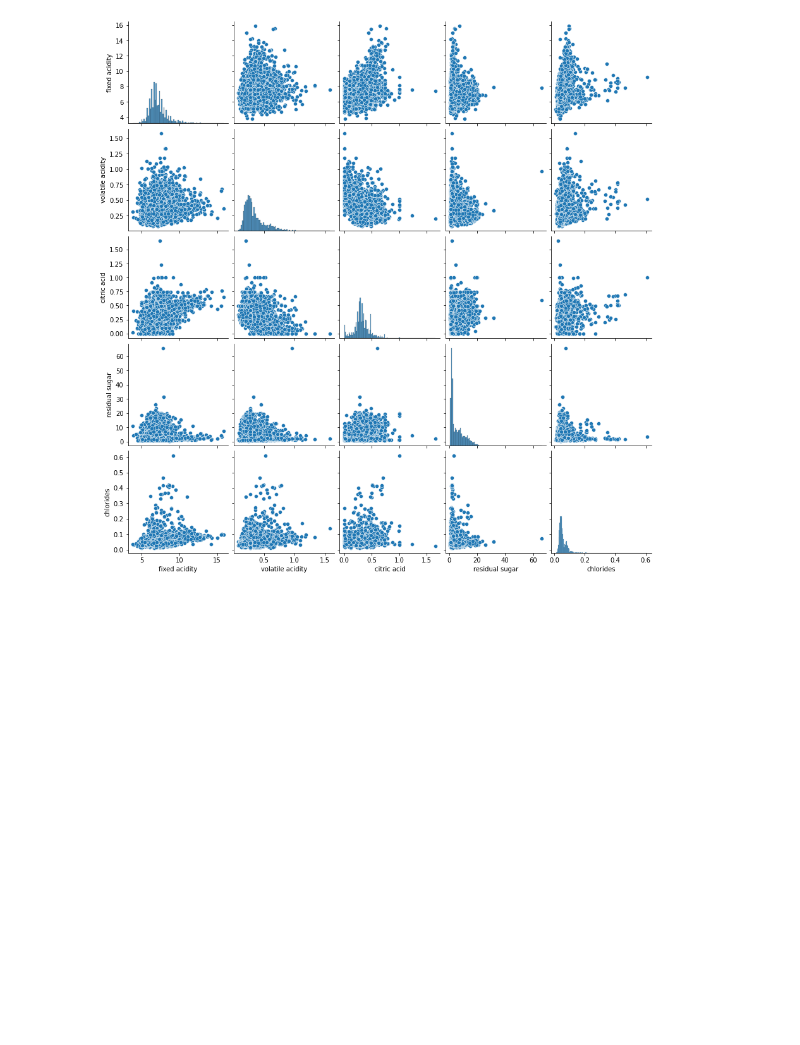
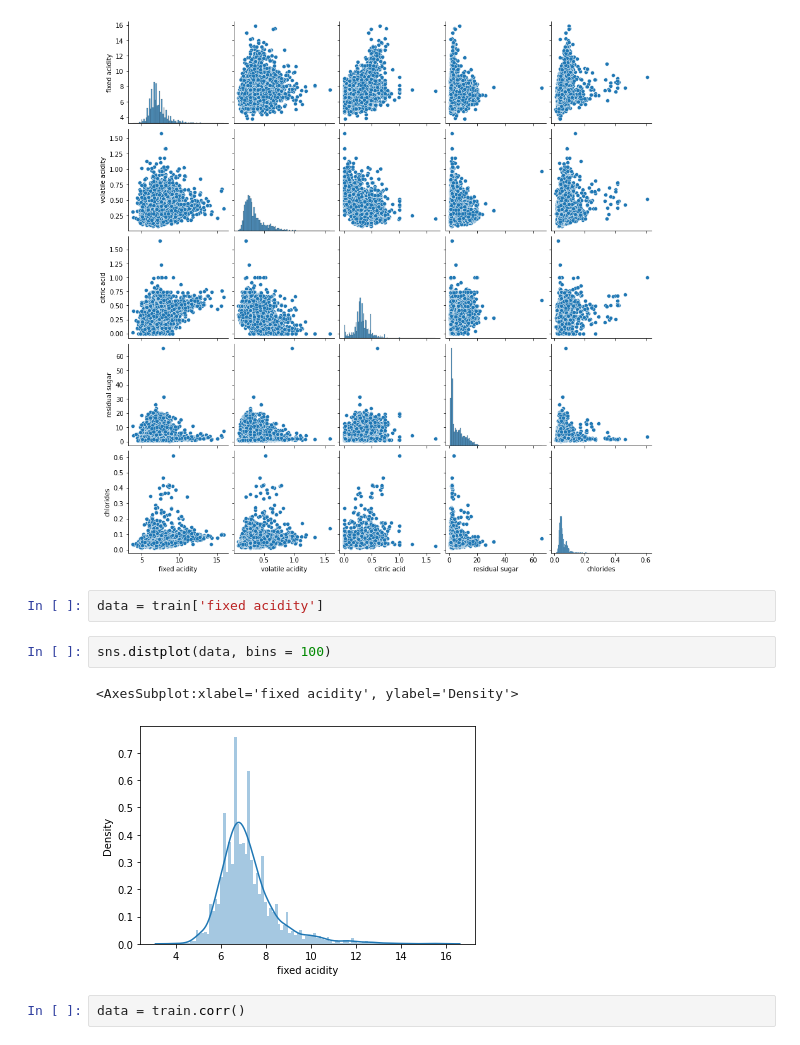
Before and after one commit to eunbin777/StudyAboutML, a Jupyter notebook: DACON_101/와인품질분류Lv2.ipynb, the cells around one changed output. Saved outputs shown, nothing was run; the diff lists cells and outputs as text; blank space fills up the shorter version.

Commit message:
EDA with visualization

```diff
--- a/DACON_101/와인품질분류Lv2.ipynb
+++ b/DACON_101/와인품질분류Lv2.ipynb
@@ -10,3 +10,12 @@ sns.pairplot(data)
 # %% [output]
 <seaborn.axisgrid.PairGrid at 0x...>
 [figure]
+# %%
+data = train['fixed acidity']
+# %%
+sns.distplot(data, bins = 100)
+# %% [output]
+<AxesSubplot:xlabel='fixed acidity', ylabel='Density'>
+[figure, added]
+# %%
+data = train.corr()
```
Also changed, not shown: parts of 1 cell of this notebook.
